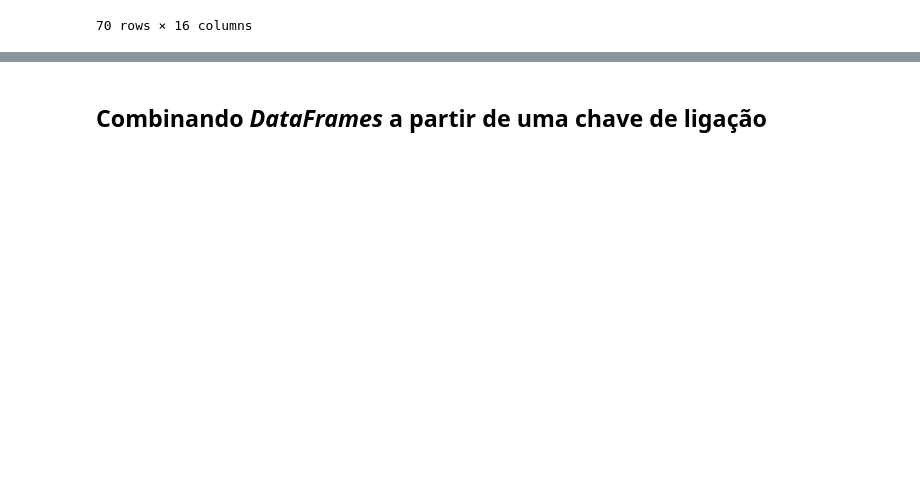
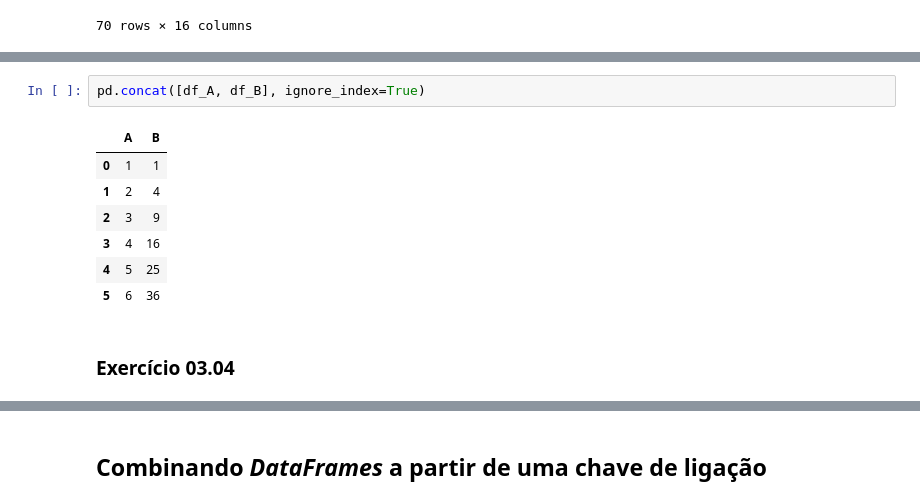
Before and after one commit to josenaldo/alura-cds-python-pandas-tecnicas-avancadas, a Jupyter notebook: notebook/Projeto.ipynb, the cells around one changed output, grey strips where cells are left out. Drawn from its saved outputs; the diff is of its cells as text; blank space fills up the shorter version.

```diff
--- a/notebook/Projeto.ipynb
+++ b/notebook/Projeto.ipynb
@@ -704,0 +779,12 @@ pd.concat([dados_normal_listings, dados_highlights_listings])
+# %%
+pd.concat([df_A, df_B], ignore_index=True)
+# %% [output]
+|  | A | B |
+| 0 | 1 | 1 |
+| 1 | 2 | 4 |
+| 2 | 3 | 9 |
+| 3 | 4 | 16 |
+| 4 | 5 | 25 |
+| 5 | 6 | 36 |
+# %% [markdown]
+### Exercício 03.04
```
Also changed, not shown: parts of 40 cells of this notebook.
